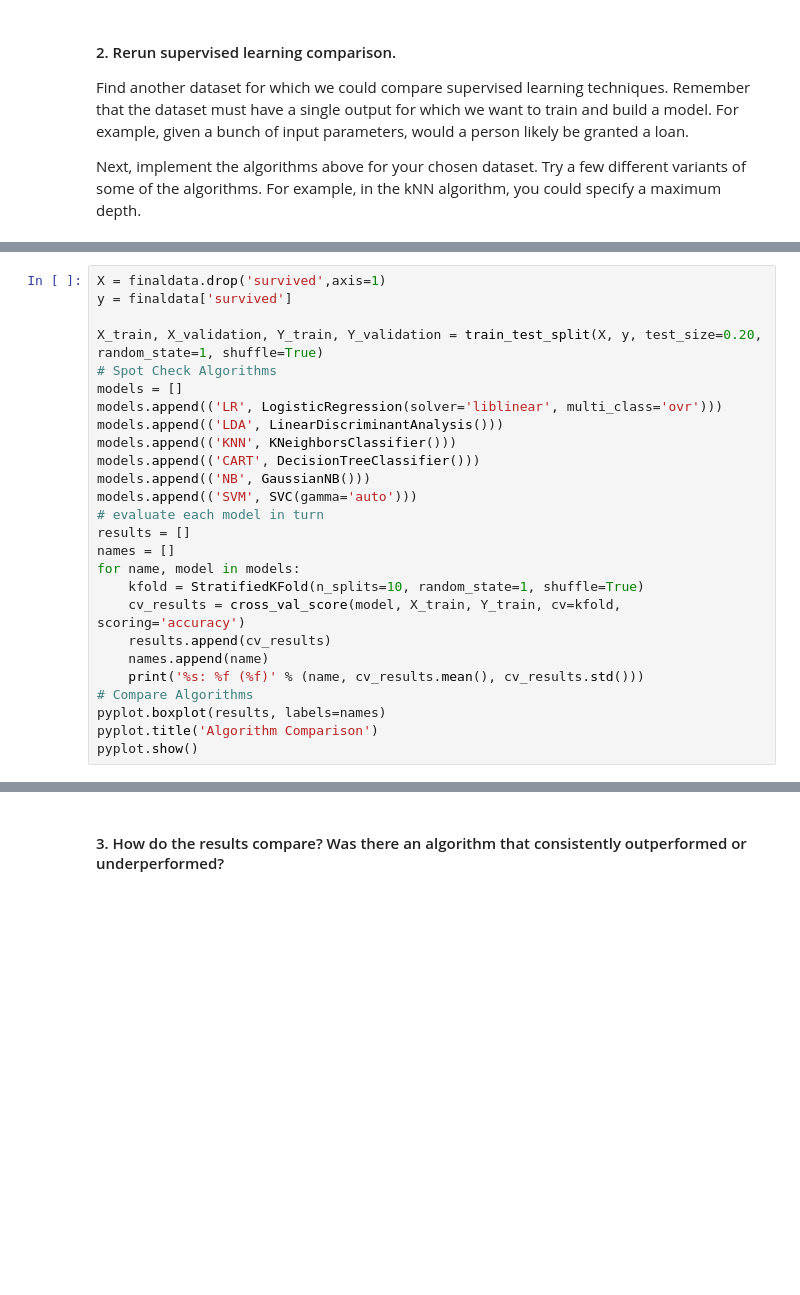
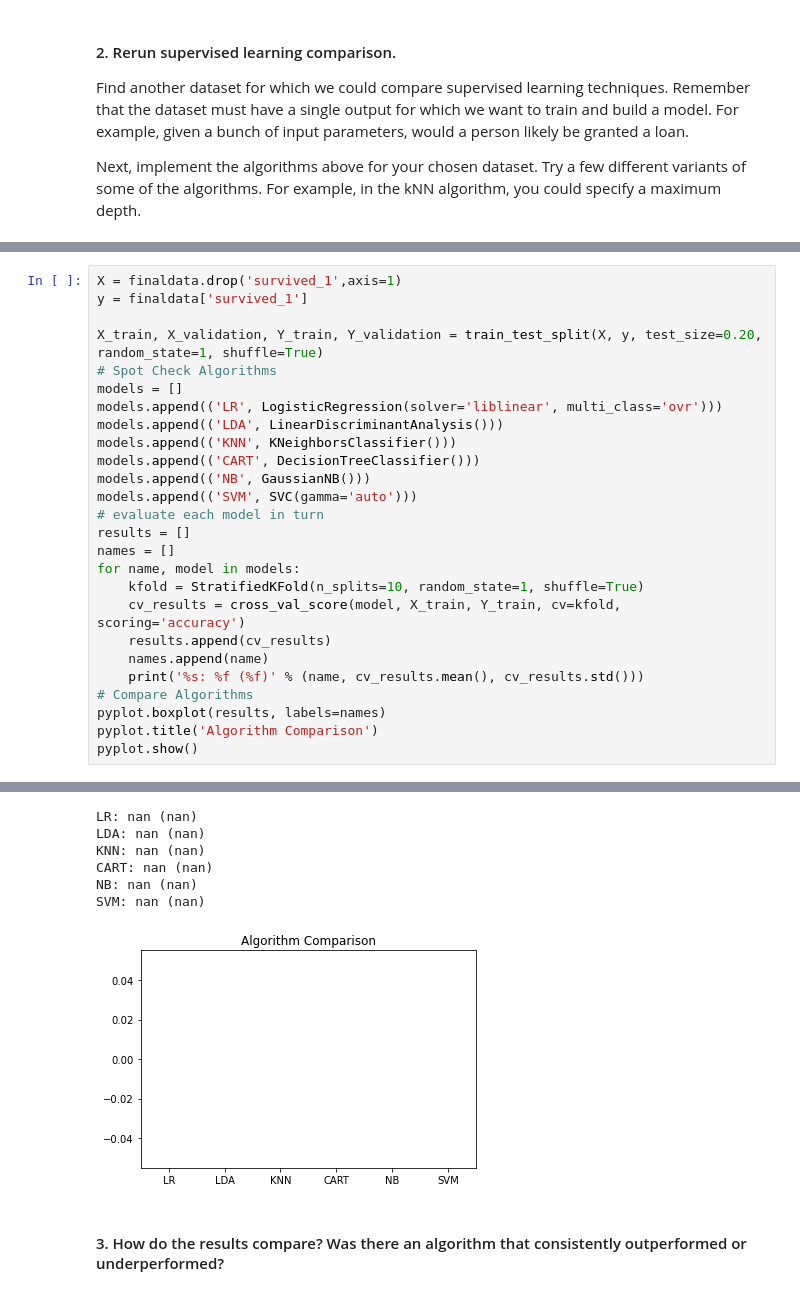
Before and after one commit to tylersfoot/ComSci-Jupyter-Notebooks, a Jupyter notebook: 2023 Notebooks/Unit8Lab3 Supervised Learning Comparison/Unit8Lab3 - Supervised Learning Algorithm Comparison.ipynb, the cells around one changed output, grey strips where cells are left out. Saved outputs shown, nothing was run; the diff lists cells and outputs as text; blank space fills up the shorter version.

```diff
--- a/2023 Notebooks/Unit8Lab3 Supervised Learning Comparison/Unit8Lab3 - Supervised Learning Algorithm Comparison.ipynb
+++ b/2023 Notebooks/Unit8Lab3 Supervised Learning Comparison/Unit8Lab3 - Supervised Learning Algorithm Comparison.ipynb
@@ -97,6 +101,6 @@ memory usage: 134.3+ KB
 # %%
-X = finaldata.drop('survived',axis=1)
-y = finaldata['survived']
+X = finaldata.drop('survived_1',axis=1)
+y = finaldata['survived_1']
 
 X_train, X_validation, Y_train, Y_validation = train_test_split(X, y, test_size=0.20, random_state=1, shuffle=True)
 # Spot Check Algorithms
@@ -125,2 +145,9 @@ KeyError: "['survived'] not found in axis"
+LR: nan (nan)
+LDA: nan (nan)
+KNN: nan (nan)
+CART: nan (nan)
+NB: nan (nan)
+SVM: nan (nan)
+[figure, added]
 # %% [markdown]
 #### 3. How do the results compare? Was there an algorithm that consistently outperformed or underperformed?
```
Also changed, not shown: parts of 3 cells of this notebook.
